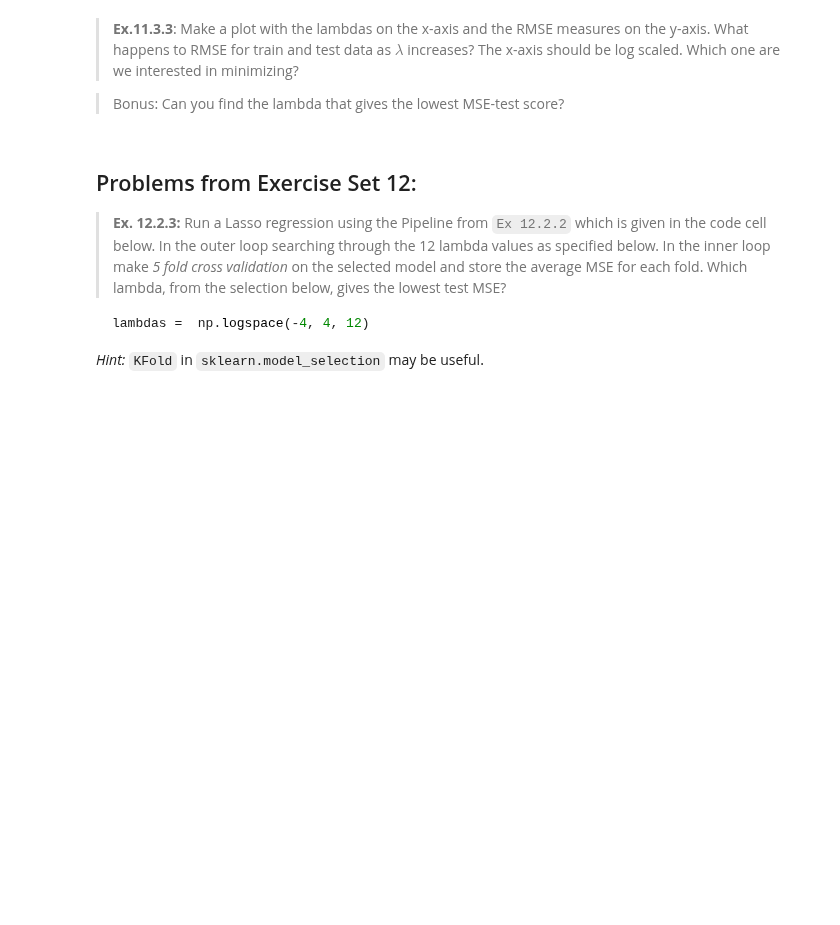
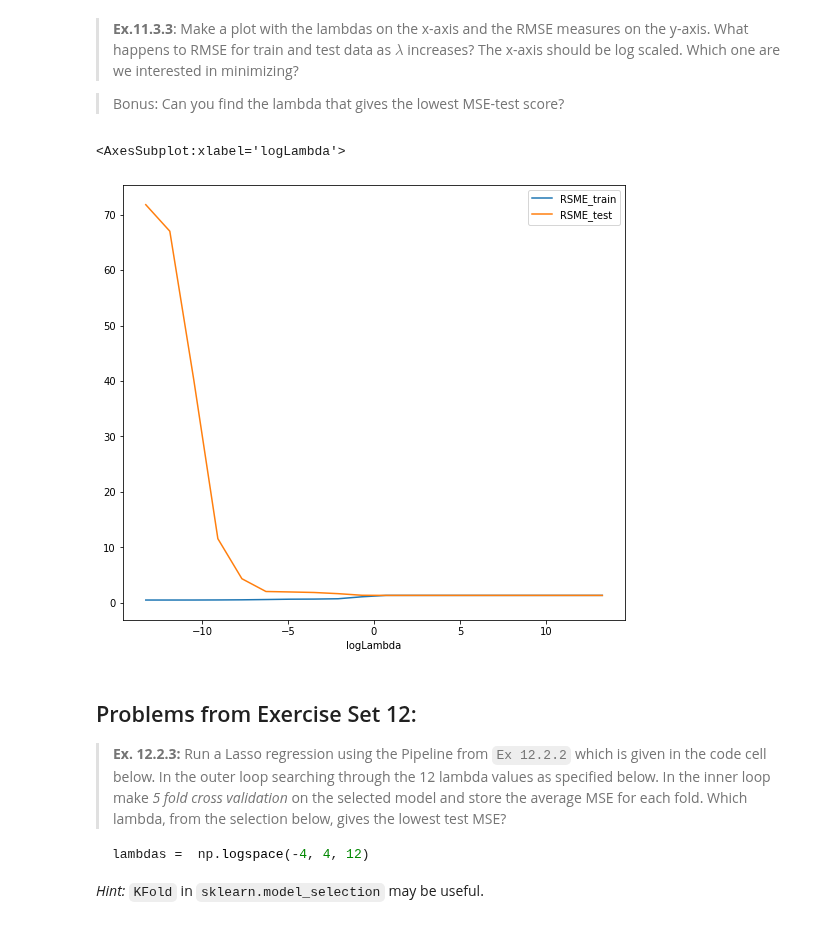
Before and after one commit to mathiasbindseil/three_drengz, a Jupyter notebook: Assignment 2/assignment_2.ipynb, the cells around one changed output. Drawn from its saved outputs; the diff is of its cells as text; code cells hidden in the pictures; blank space fills up the shorter version.

```diff
--- a/Assignment 2/assignment_2.ipynb
+++ b/Assignment 2/assignment_2.ipynb
@@ -316,3 +313,14 @@ raise NotImplementedError()
+# %%
+# YOUR CODE HERE
+from sklearn.preprocessing import PolynomialFeatures
+poly = PolynomialFeatures(3, include_bias=False)
+X_train_p = poly.fit_transform(X_train)
+X_test_p = poly.fit_transform(X_test)
+X_train_p.shape
+
+norm_scaler = StandardScaler().fit(X_train_p)  # Fit to training data
+X_train2 = norm_scaler.transform(X_train_p)
+X_test2 = norm_scaler.transform(X_test_p)
 # %% [markdown]
 > **Ex.11.3.2**: Construct a list of 20 $\lambda$ values in the range from $10^{-4}$ to $10^4$ to be used in the Lasso model. For each $\lambda$ estimate the Lasso model on the rescaled train data, calculate the _Root Mean_ Squared Error (RMSE) for the rescaled train data, `X_train2`, and the _Root Mean_ Squared Error (RMSE) for the rescaled test data, `X_test2`. For each iteration store the given $\lambda$ and the calculated RMSEs for the rescaled train and test data in a list named `output`.
 
@@ -328,0 +334,26 @@ raise NotImplementedError()
+# %%
+# YOUR CODE HERE
+l = np.logspace(-4,4,20)
+
+from sklearn.metrics import mean_squared_error as mse
+from sklearn import linear_model
+
+output = []
+
+for i in l:
+    lasso_func = linear_model.Lasso(alpha=i).fit(X_train2,y_train)
+    y_predtrain = lasso_func.predict(X_train2)
+    y_predtest = lasso_func.predict(X_test2)
+    output2 = []
+
+    RMSE_train = mse(y_train, y_predtrain)
+    RMSE_test = mse(y_train, y_predtest)
+    #coef = coef_
+    output2.append(i)
+    output2.append(RMSE_train)
+    output2.append(RMSE_test)
+    output.append(output2)
+
+
+
+output
@@ -340,3 +389,13 @@ raise NotImplementedError()
+# %%
+# YOUR CODE HERE
+import matplotlib.pyplot as plt
+df = pd.DataFrame(output)
+df.columns = ['Lambda', 'RSME_train', 'RSME_test']
+df['logLambda'] = np.log2(df['Lambda'])
+df.plot(x="logLambda", y=['RSME_train', 'RSME_test'], kind="line", figsize=(9, 8))
+# %% [output]
+<AxesSubplot:xlabel='logLambda'>
+[figure, added]
 # %% [markdown]
 ## Problems from Exercise Set 12:
 
```
Also changed, not shown: parts of 4 cells of this notebook.
